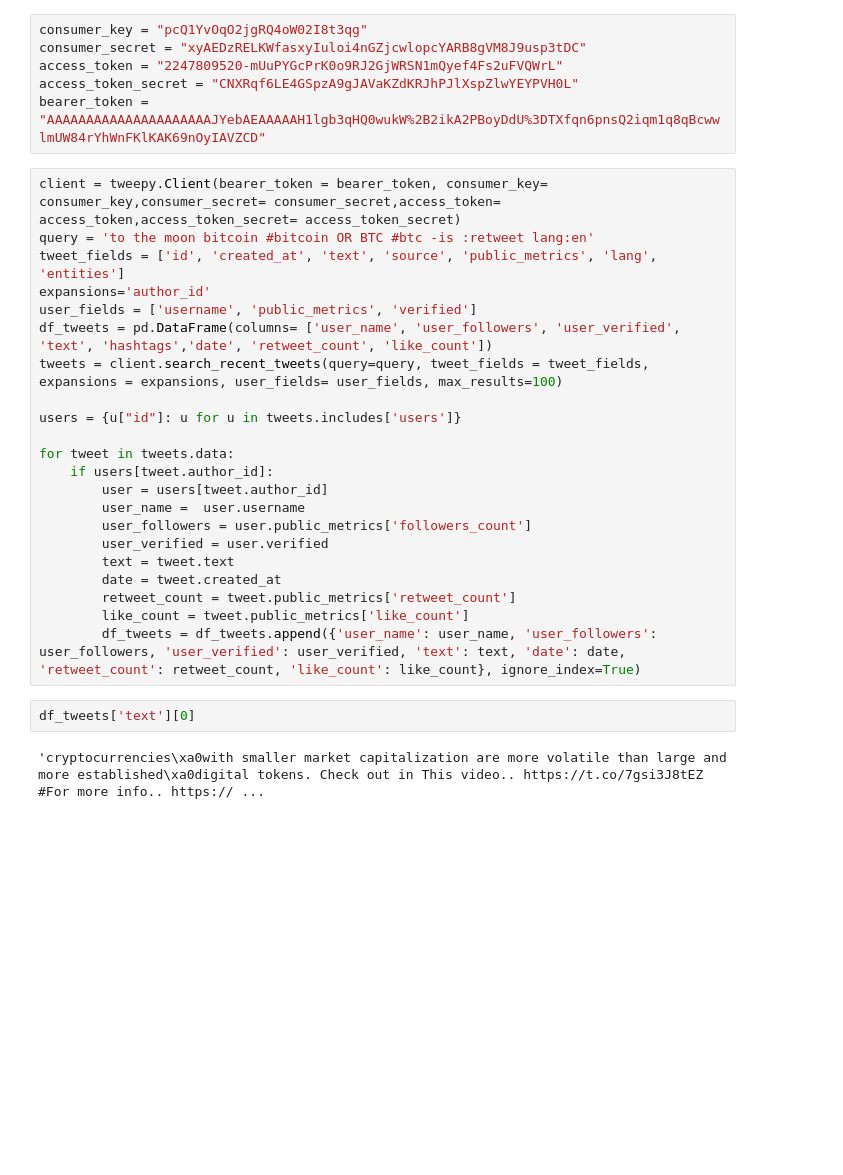
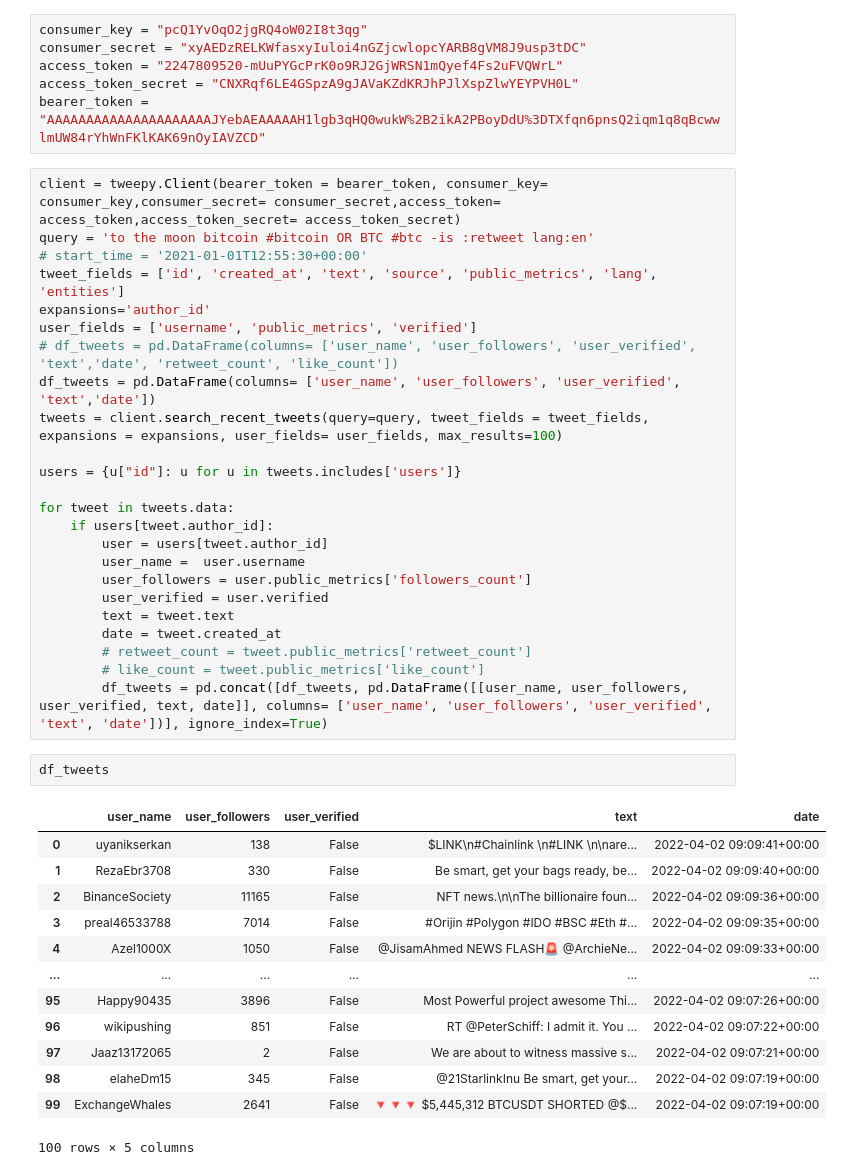
Before and after one commit to krisbianprabowo/bitcoin_price_prediction, a Jupyter notebook: final_projects_nlp.ipynb, the cells around one changed output. Drawn from its saved outputs; the diff is of its cells as text; blank space fills up the shorter version.

```diff
--- a/final_projects_nlp.ipynb
+++ b/final_projects_nlp.ipynb
@@ -208,10 +208,12 @@ bearer_token = "AAAAAAAAAAAAAAAAAAAAAJYebAEAAAAAH1lgb3qHQ0wukW%2B2ikA2PBoyDdU%3D
 # %%
 client = tweepy.Client(bearer_token = bearer_token, consumer_key= consumer_key,consumer_secret= consumer_secret,access_token= access_token,access_token_secret= access_token_secret)
 query = 'to the moon bitcoin #bitcoin OR BTC #btc -is :retweet lang:en'
+# start_time = '2021-01-01T12:55:30+00:00'
 tweet_fields = ['id', 'created_at', 'text', 'source', 'public_metrics', 'lang', 'entities']
 expansions='author_id'
 user_fields = ['username', 'public_metrics', 'verified']
-df_tweets = pd.DataFrame(columns= ['user_name', 'user_followers', 'user_verified', 'text', 'hashtags','date', 'retweet_count', 'like_count'])
+# df_tweets = pd.DataFrame(columns= ['user_name', 'user_followers', 'user_verified', 'text','date', 'retweet_count', 'like_count'])
+df_tweets = pd.DataFrame(columns= ['user_name', 'user_followers', 'user_verified', 'text','date'])
 tweets = client.search_recent_tweets(query=query, tweet_fields = tweet_fields, expansions = expansions, user_fields= user_fields, max_results=100)
 
 users = {u["id"]: u for u in tweets.includes['users']}
@@ -224,10 +226,22 @@ for tweet in tweets.data:
         user_verified = user.verified
         text = tweet.text
         date = tweet.created_at
-        retweet_count = tweet.public_metrics['retweet_count']
-        like_count = tweet.public_metrics['like_count']
-        df_tweets = df_tweets.append({'user_name': user_name, 'user_followers': user_followers, 'user_verified': user_verified, 'text': text, 'date': date, 'retweet_count': retweet_count, 'like_count': like_count}, ignore_index=True)
+        # retweet_count = tweet.public_metrics['retweet_count']
+        # like_count = tweet.public_metrics['like_count']
+        df_tweets = pd.concat([df_tweets, pd.DataFrame([[user_name, user_followers, user_verified, text, date]], columns= ['user_name', 'user_followers', 'user_verified', 'text', 'date'])], ignore_index=True)
 # %%
-df_tweets['text'][0]
+df_tweets
 # %% [output]
+|  | user_name | user_followers | user_verified | text | date |
+| 0 | uyanikserkan | 138 | False | $LINK\n#Chainlink \n#LINK \n\nare... | 2022-04-02 09:09:41+00:00 |
+| 1 | RezaEbr3708 | 330 | False | Be smart, get your bags ready, be... | 2022-04-02 09:09:40+00:00 |
+| 2 | BinanceSociety | 11165 | False | NFT news.\n\nThe billionaire foun... | 2022-04-02 09:09:36+00:00 |
+| 3 | preal46533788 | 7014 | False | #Orijin #Polygon #IDO #BSC #Eth #... | 2022-04-02 09:09:35+00:00 |
+| 4 | Azel1000X | 1050 | False | @JisamAhmed NEWS FLASH🚨 @ArchieNe... | 2022-04-02 09:09:33+00:00 |
+| ... | ... | ... | ... | ... | ... |
+| 95 | Happy90435 | 3896 | False | Most Powerful project awesome Thi... | 2022-04-02 09:07:26+00:00 |
+| 96 | wikipushing | 851 | False | RT @PeterSchiff: I admit it. You ... | 2022-04-02 09:07:22+00:00 |
+| 97 | Jaaz13172065 | 2 | False | We are about to witness massive s... | 2022-04-02 09:07:21+00:00 |
+| 98 | elaheDm15 | 345 | False | @21StarlinkInu Be smart, get your... | 2022-04-02 09:07:19+00:00 |
+| 99 | ExchangeWhales | 2641 | False | 🔻🔻🔻 $5,445,312 BTCUSDT SHORTED @$... | 2022-04-02 09:07:19+00:00 |
-'cryptocurrencies\xa0with smaller market capitalization are more volatile than large and more established\xa0digital tokens. Check out in This video.. https://t.co/7gsi3J8tEZ #For more info.. https:// ...
+100 rows × 5 columns
```
